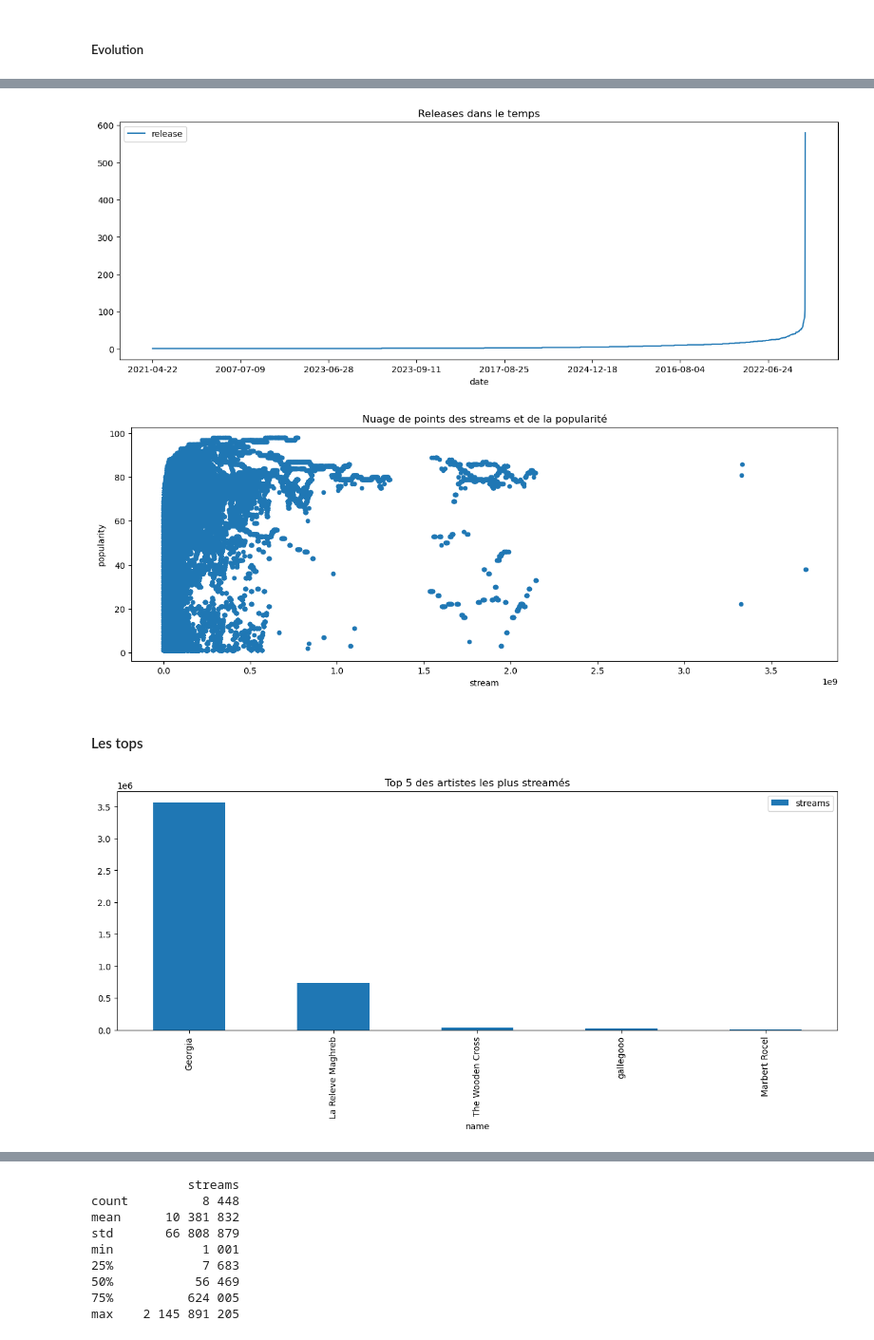
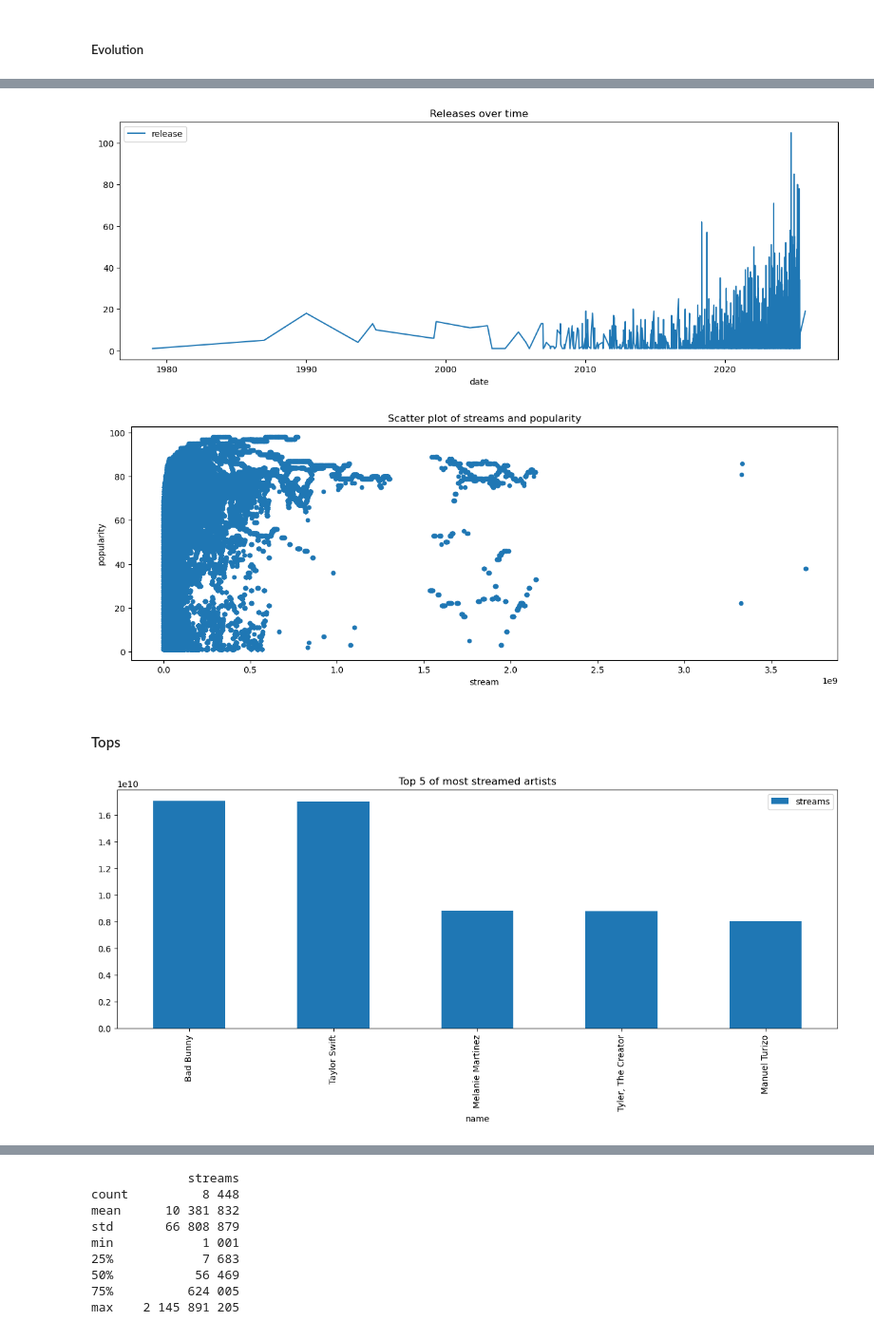
Before and after one commit to Marwan-bkr/Data_Project, a Jupyter notebook: Assessment.ipynb, the cells around one changed output, grey strips where cells are left out. Shown: that part at 95% size. Cells and saved outputs as stored; diff of their text form; code cells hidden in the pictures.

Commit message:
modeling, enrichment, export database, export notebook

```diff
--- a/Assessment.ipynb
+++ b/Assessment.ipynb
@@ -78,4 +66,5 @@ Colonne 'image_url': longueur max = 82
 Colonne 'timeSeries': longueur max = 93171
 Colonne 'summaries': longueur max = 1752
 # %%
-#json.loads(df['timeSeries'][0])
+# discovery of timeSeries structure
+json.loads(df['timeSeries'][0])
@@ -82,3 +89,4 @@ Colonne 'summaries': longueur max = 1752
 # %%
-df['summaries']
+# discovery of summaries structure
+json.loads(df['summaries'][0])
 # %% [output]
@@ -102,2 +116,4 @@ Name: summaries, Length: 12319, dtype: object
 # %%
-engine = create_engine('postgresql://postgres:808258@localhost:5432/Base_for_Music_Assessment')
+# create a reusable connection
+# note : change informations for your configuration like the following example : postgresql://user:password@host:port/database
+engine = create_engine('postgresql://postgres:75010@localhost:5432/Base_for_Music_Assessment')
@@ -255,6 +297,6 @@ plt.show()
 # %%
-df_temp = pd.read_sql("select a.release date, count(a.id) release from public.song a group by release order by release ;", engine)
-df_temp.plot(x='date', y='release', kind='line', figsize=(15, 5), title='Releases dans le temps')
+df_temp = pd.read_sql("select a.release date, count(a.id) release from public.song a where release is not null group by release order by date ;", engine)
+df_temp.plot(x='date', y='release', kind='line', figsize=(15, 5), title='Releases over time')
 plt.show()
 # %% [output]
-[figure, old version]
+[figure, new version]
@@ -265,16 +303,16 @@ plt.show()
 # %%
 #scatter plot streams et popularité
 df_temp = pd.read_sql("select popularity, stream from public.score;", engine)
-df_temp.plot(x='stream', y='popularity', kind='scatter', figsize=(15, 5), title='Nuage de points des streams et de la popularité')
+df_temp.plot(x='stream', y='popularity', kind='scatter', figsize=(15, 5), title='Scatter plot of streams and popularity')
 plt.show()
 # %% [output]
-[figure, old version]
+[figure, new version]
 # %% [markdown]
-#### Les tops
+#### Tops
 # %%
-df_temp = pd.read_sql("select g.name, f.sum_stream streams from (select e.actor_id, sum(stream) sum_stream from (select c.actor_id, d.stream from (select a.song_id, b.stream from (select song_id ,max(date) date from public.score group by song_id) a, public.score b where b.date=a.date and a.song_id=b.song_id and stream is not null order by stream desc) d, public.song_actor c where c.song_id=d.song_id order by actor_id) e group by actor_id LIMIT 5) f, public.artist g where g.id=f.actor_id ;", engine)
-df_temp.plot(x='name', y='streams', kind='bar', figsize=(15, 5), title='Top 5 des artistes les plus streamés')
+df_temp = pd.read_sql("select g.name, f.sum_stream streams from (select e.actor_id, sum(stream) sum_stream from (select c.actor_id, d.stream from (select a.song_id, b.stream from (select song_id ,max(date) date from public.score group by song_id) a, public.score b where b.date=a.date and a.song_id=b.song_id and stream is not null order by stream desc) d, public.song_actor c where c.song_id=d.song_id order by actor_id) e group by actor_id) f, public.artist g where g.id=f.actor_id order by streams desc limit 5;", engine)
+df_temp.plot(x='name', y='streams', kind='bar', figsize=(15, 5), title='Top 5 of most streamed artists')
 plt.show()
 # %% [output]
-[figure, old version]
+[figure, new version]
 # %%
```
Also changed, not shown: parts of 62 cells of this notebook, 5 other files.
